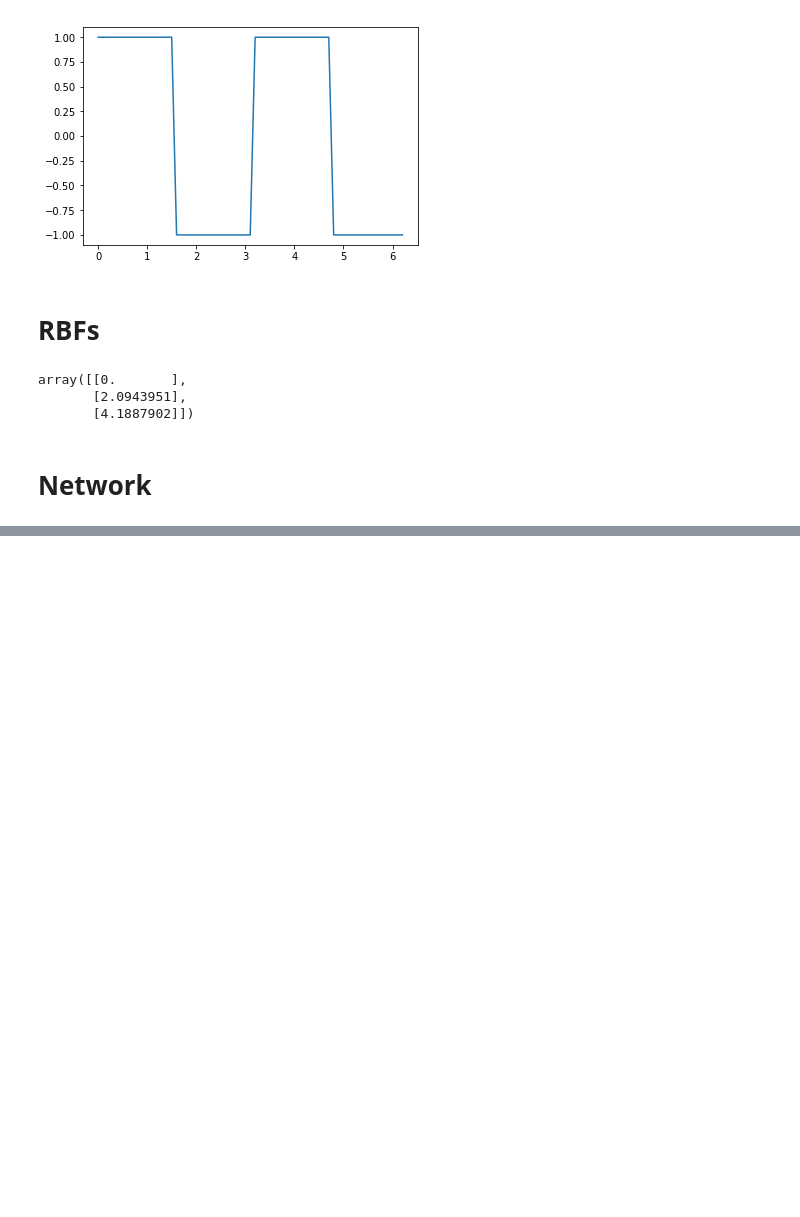
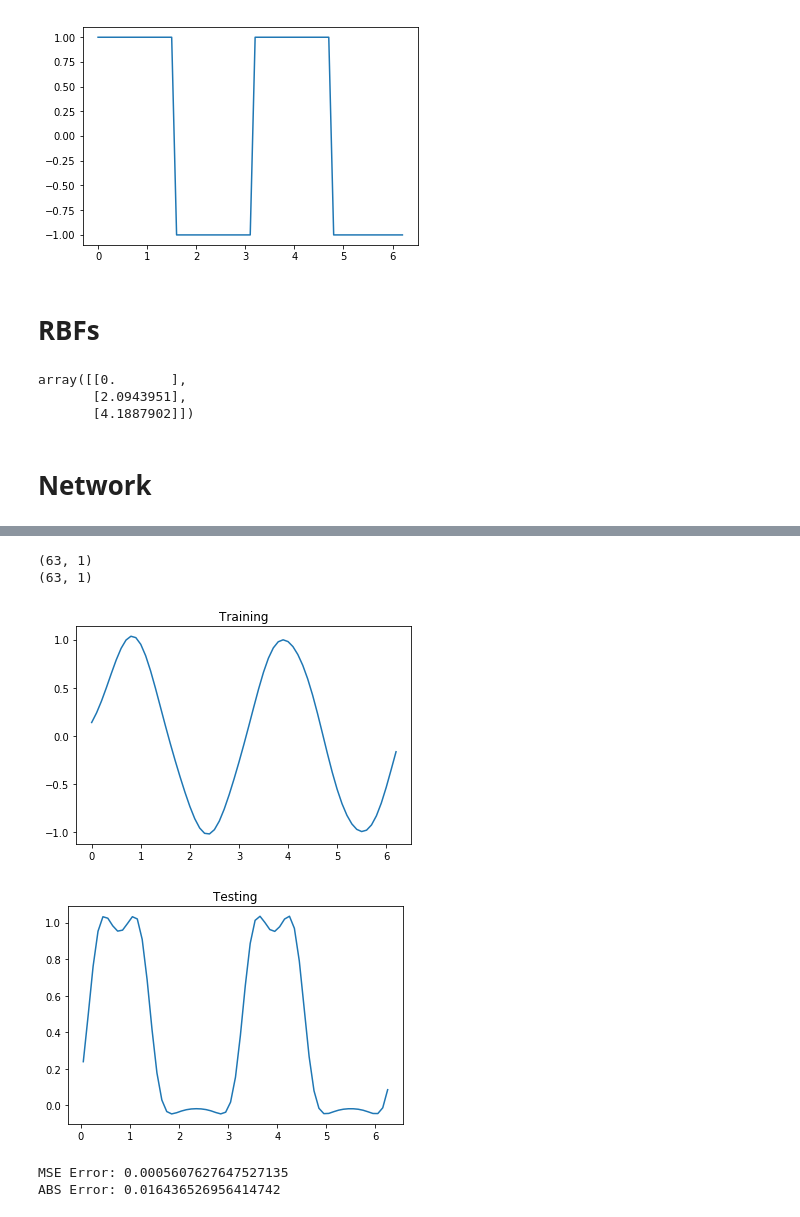
Before and after one commit to griiak/ANN-Assignment1-GS, a Jupyter notebook: A2/part1.ipynb, the cells around one changed output, grey strips where cells are left out. Cells and saved outputs as stored; diff of their text form; code cells hidden in the pictures; blank space fills up the shorter version.

```diff
--- a/A2/part1.ipynb
+++ b/A2/part1.ipynb
@@ -138,0 +180,31 @@ ABS Error: 0.001590345109643288
+# %%
+def competitive_rbf(X,count,eta,iters, k_min = 1):
+    np.random.shuffle(X)
+    centers = X[0:count].copy() #initialize RBF to data
+
+    for i in range(iters):
+        train_vec = X[np.random.randint(0,len(X)),:] # get random vector
+        distances = np.empty((0,0))
+        for c in centers:
+            distances = np.append(distances,(np.linalg.norm(c-train_vec)))
+
+
+        idx = np.argpartition(distances, k_min)
+        for j in idx[:k_min]:
+            centers[j] += eta * (train_vec-centers[j])
+
+    return centers
+# %%
+train_X, train_Y, test_X, test_Y, clean_X, clean_Y = generate_data(lambda x:np.sin(x))
+print(train_X.shape)
+print(train_Y.shape)
+centers = competitive_rbf(train_X.copy(),14,1,100)
+network = RBF(centers, sigma=0.6)
+network.train(train_X,train_Y,test_X,test_Y,eta=0.2, n_epochs=100)
+# %% [output]
+(63, 1)
+(63, 1)
+[figure, added]
+[figure, added]
+MSE Error: 0.0005607627647527135
+ABS Error: 0.016436526956414742
```
Also changed, not shown: parts of 4 cells of this notebook.
